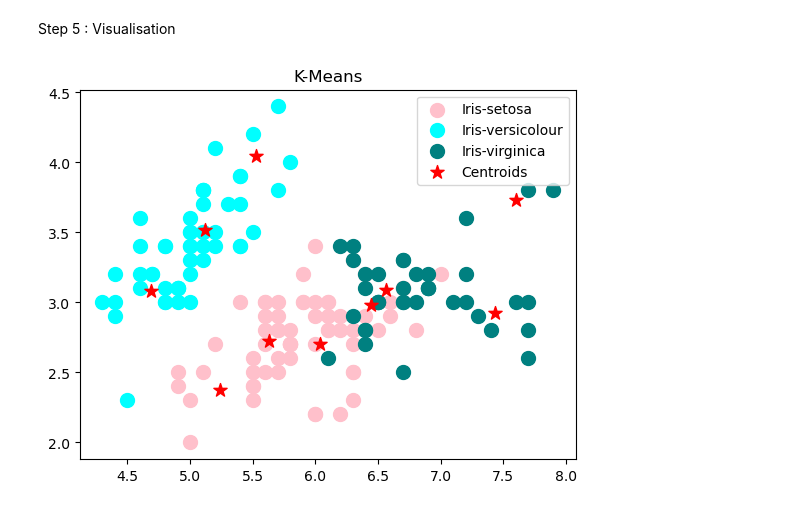
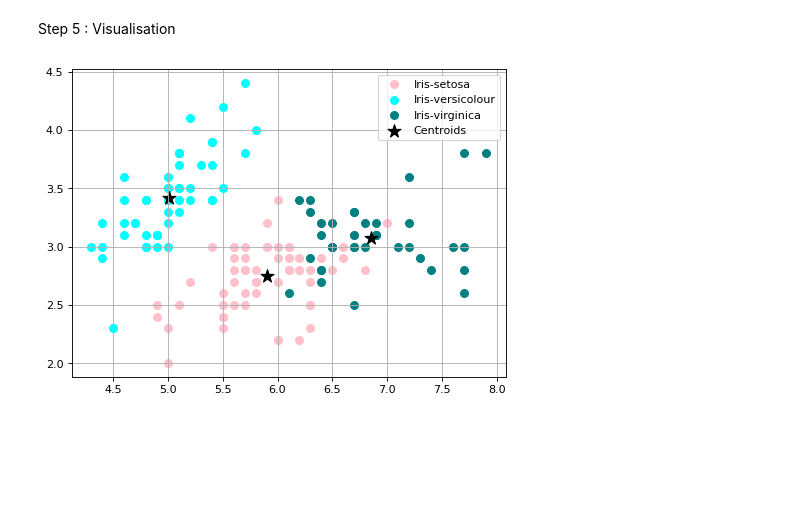
Before and after one commit to adarshpriyadarshii/GRIP_JUNE2023, a Jupyter notebook: Task 2 - Unsupervised ML/the_sparks_foundation_task_2_unsupervised_ml.ipynb, the cells around one changed output. Drawn from its saved outputs; the diff is of its cells as text; code cells hidden in the pictures; blank space fills up the shorter version.

```diff
--- a/Task 2 - Unsupervised ML/the_sparks_foundation_task_2_unsupervised_ml.ipynb
+++ b/Task 2 - Unsupervised ML/the_sparks_foundation_task_2_unsupervised_ml.ipynb
@@ -179,16 +179,16 @@ array([1, 1, 1, 1, 1, 1, 1, 1, 1, 1, 1, 1, 1, 1, 1, 1, 1, 1, 1, 1, 1, 1,
 Step 5 : Visualisation
 # %%
 x = iris.iloc[:, [0, 1, 2, 3]].values
-# Visualising the clusters - On the first two columns
-plt.scatter(x[predictions == 0, 0], x[predictions == 0, 1], s = 100, c = 'pink', label = 'Iris-setosa')
-plt.scatter(x[predictions == 1, 0], x[predictions == 1, 1], s = 100, c = 'cyan', label = 'Iris-versicolour')
-plt.scatter(x[predictions == 2, 0], x[predictions == 2, 1],s = 100, c = 'teal', label = 'Iris-virginica')
+plt.figure(figsize=(7, 5), dpi=80)
+plt.scatter(x[predictions == 0, 0], x[predictions == 0, 1], s = 50, c = 'pink', label = 'Iris-setosa')
+plt.scatter(x[predictions == 1, 0], x[predictions == 1, 1], s = 50, c = 'cyan', label = 'Iris-versicolour')
+plt.scatter(x[predictions == 2, 0], x[predictions == 2, 1], s = 50, c = 'teal', label = 'Iris-virginica')
 
-# Plotting the centroids of the clusters
-plt.scatter(kmeans.cluster_centers_[:, 0], kmeans.cluster_centers_[:,1],
-            s = 100, c = 'Red', label = 'Centroids',marker='*')
-plt.title("K-Means")
+# Plotting the cluster centers
+
+plt.scatter(model.cluster_centers_[:, 0], model.cluster_centers_[:,1], s = 150, c = 'black', label = 'Centroids',marker="*")
 plt.legend()
+plt.grid()
 plt.show()
 # %% [output]
-[figure, old version]
+[figure, new version]
```
